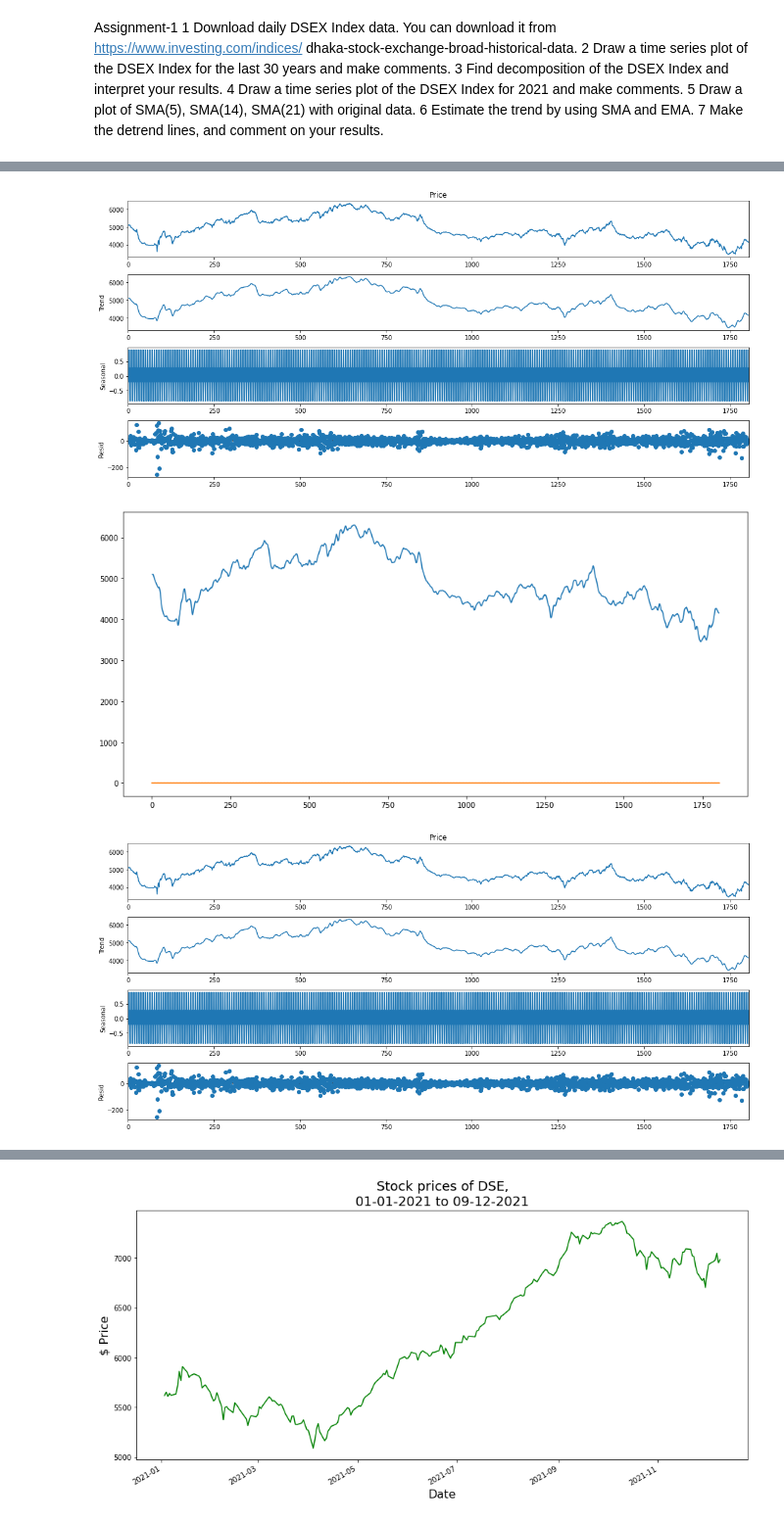
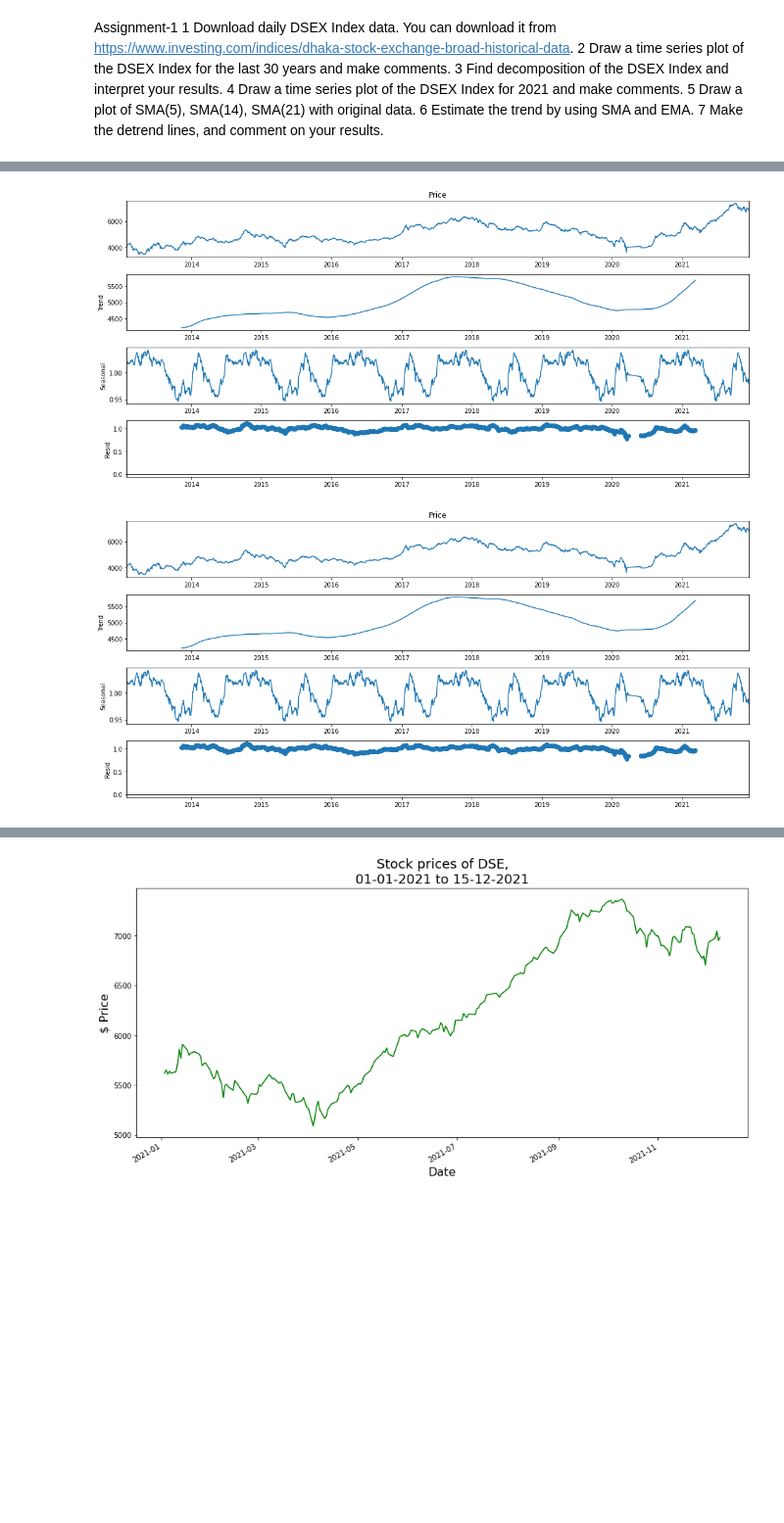
Before and after one commit to mrazzaqe/Machine-Learing, a Jupyter notebook: TimeSeriesAnalysisAssignment.ipynb, the cells around one changed output, grey strips where cells are left out. Shown at 98% size. Drawn from its saved outputs; the diff is of its cells as text; code cells hidden in the pictures; blank space fills up the shorter version.

```diff
--- a/TimeSeriesAnalysisAssignment.ipynb
+++ b/TimeSeriesAnalysisAssignment.ipynb
@@ -44,15 +46,15 @@ series.head()
 # %%
 start_date = pd.to_datetime('2013-01-30')
-end_date = pd.to_datetime('2021-12-09')
+end_date = pd.to_datetime('2021-12-15')
 series['Date'] = pd.to_datetime(series['Date'])
 new_series = (series['Date'] >= start_date) & (series['Date'] <= end_date)
 series1 = series.loc[new_series]
 series2 = series1.set_index('Date')
 plt.figure(figsize=(15, 7))
-plt.title('Stock prices of DSE,\n30-01-2013 to 09-12-2021',
+plt.title('Stock prices of DSE,\n30-01-2013 to 15-12-2021',
           fontsize=18, color='black')
 plt.xlabel("Date", fontsize=16, color='black')
-plt.ylabel("$ Price", fontsize=16, color='black')
+plt.ylabel("$ Price Index", fontsize=16, color='black')
 
 series2['Price'].plot(color='green')
 plt.show()
@@ -68,13 +76,12 @@ end = datetime.datetime(2021,12,9)
 # %%
 #Find decomposition of the DSEX Index and interpret your results.
 from statsmodels.tsa.seasonal import seasonal_decompose
 from dateutil.parser import parse
 
-result = seasonal_decompose(series['Price'], model="additive", period=5)
-result.trend.plot()
-result.seasonal.plot()
-result.plot()
+result_mul = seasonal_decompose(series2['Price'], model="multiplicative", period=365)
+#result.trend.plot()
+#result.seasonal.plot()
+result_mul.plot()
 # %% [output]
-[figure, old version]
+[figure, new version]
-[figure, old version]
+[figure, new version]
-[figure, removed]
```
Also changed, not shown: parts of 16 cells of this notebook, 10 other files.
